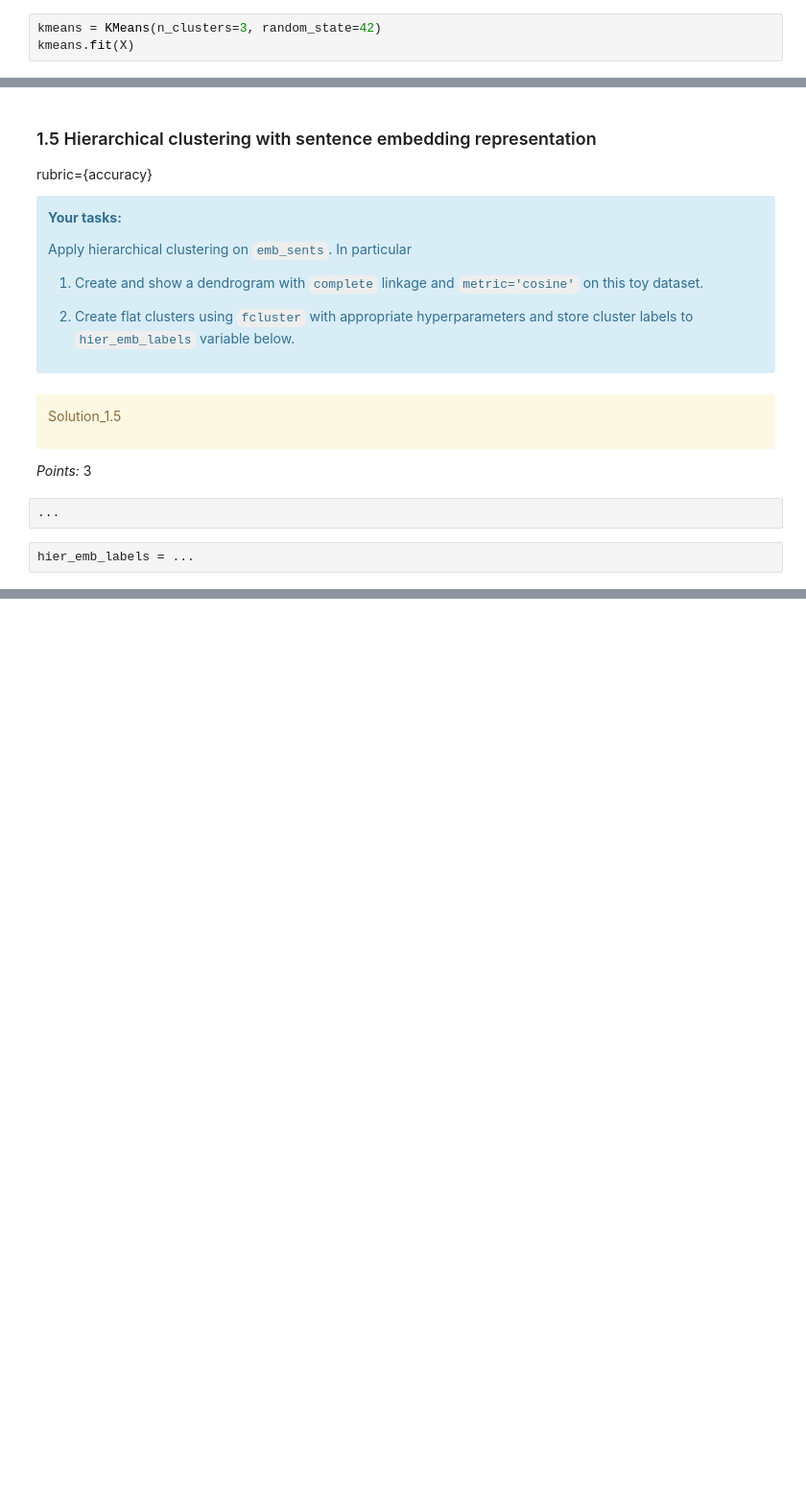
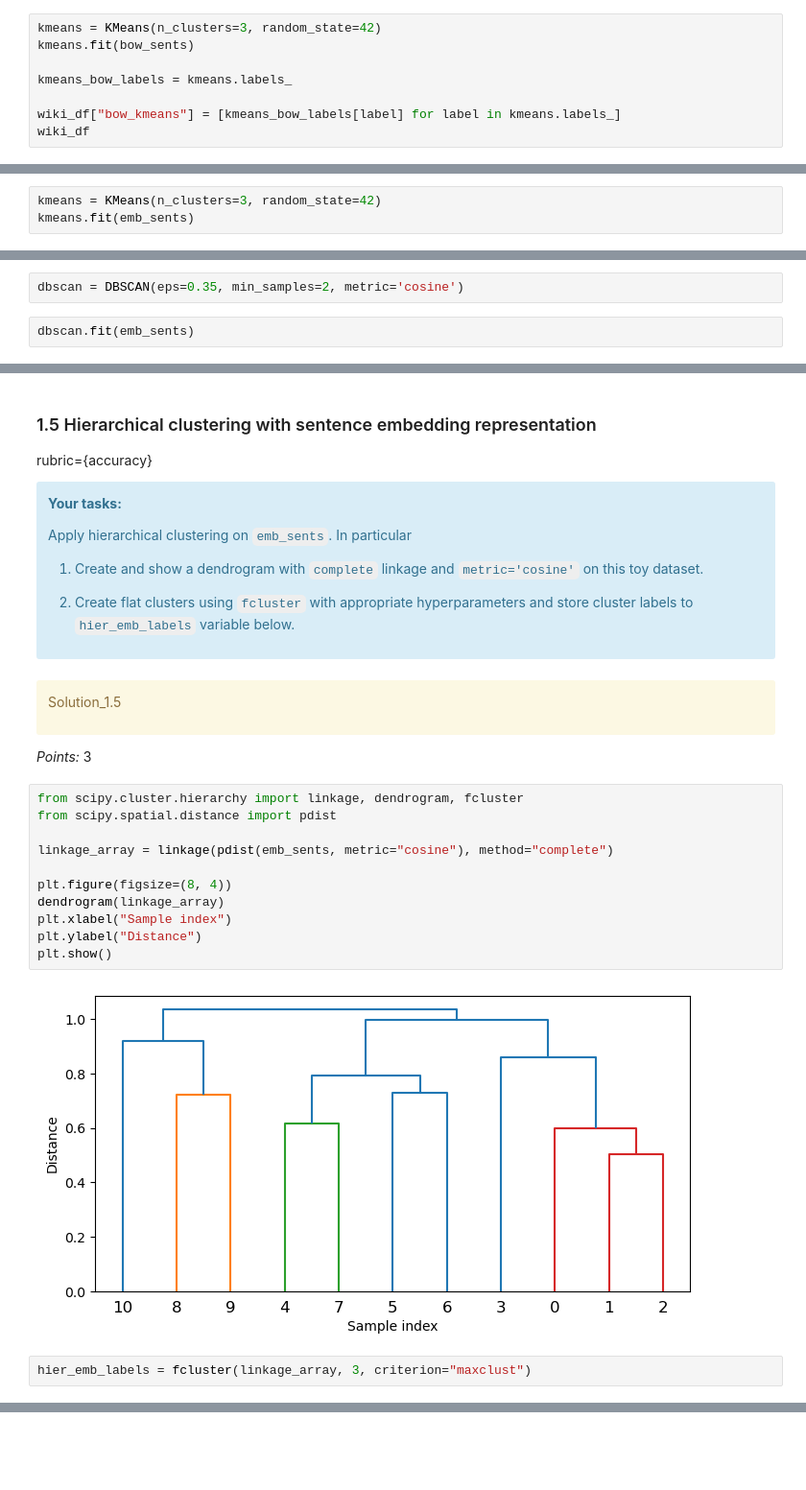
Before and after one commit to Jimol1711/hw6, a Jupyter notebook: hw6.ipynb, the cells around one changed output, grey strips where cells are left out. Shown at 96% size. Drawn from its saved outputs; the diff is of its cells as text; blank space fills up the shorter version.

```diff
--- a/hw6.ipynb
+++ b/hw6.ipynb
@@ -249,4 +244,9 @@ kmeans_bow_labels = ['Artificial Intelligence', 'Climate Change', 'Gastronomy',]
 # %%
 kmeans = KMeans(n_clusters=3, random_state=42)
-kmeans.fit(X)
+kmeans.fit(bow_sents)
+
+kmeans_bow_labels = kmeans.labels_
+
+wiki_df["bow_kmeans"] = [kmeans_bow_labels[label] for label in kmeans.labels_]
+wiki_df
 # %% [output]
@@ -343,0 +325,3 @@ kmeans_emb_labels = ...
+# %%
+kmeans = KMeans(n_clusters=3, random_state=42)
+kmeans.fit(emb_sents)
@@ -398,0 +399,4 @@ _Points:_ 4
+# %%
+dbscan = DBSCAN(eps=0.35, min_samples=2, metric='cosine')
+# %%
+dbscan.fit(emb_sents)
@@ -429,10 +448,21 @@ Solution_1.5
 </div>
 
 _Points:_ 3
-# %%
-...
-# %%
-hier_emb_labels = ...
+# %%
+from scipy.cluster.hierarchy import linkage, dendrogram, fcluster
+from scipy.spatial.distance import pdist
+
+linkage_array = linkage(pdist(emb_sents, metric="cosine"), method="complete")
+
+plt.figure(figsize=(8, 4))
+dendrogram(linkage_array)
+plt.xlabel("Sample index")
+plt.ylabel("Distance")
+plt.show()
+# %% [output]
+[figure, added]
+# %%
+hier_emb_labels = fcluster(linkage_array, 3, criterion="maxclust")
 # %%
 wiki_df["emb_hierarchical"] = hier_emb_labels
 wiki_df
```
Also changed, not shown: parts of 26 cells of this notebook, 1 other file.
